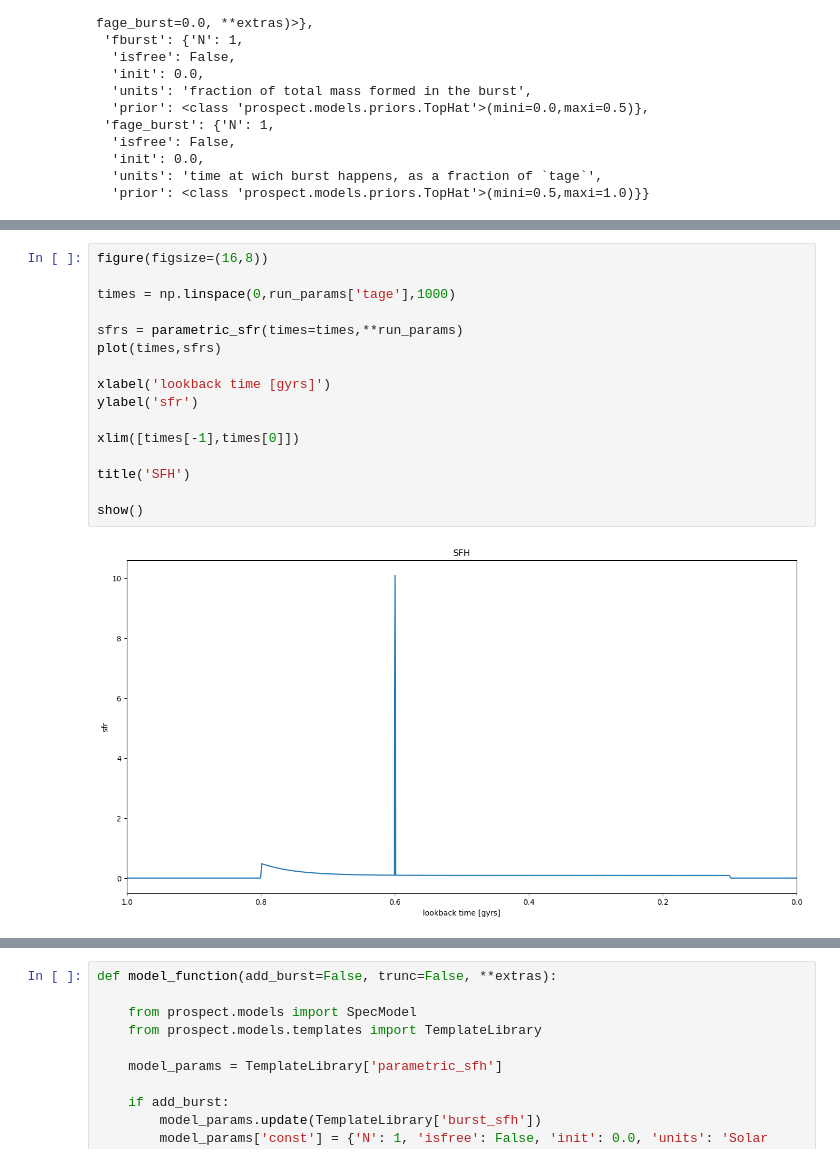
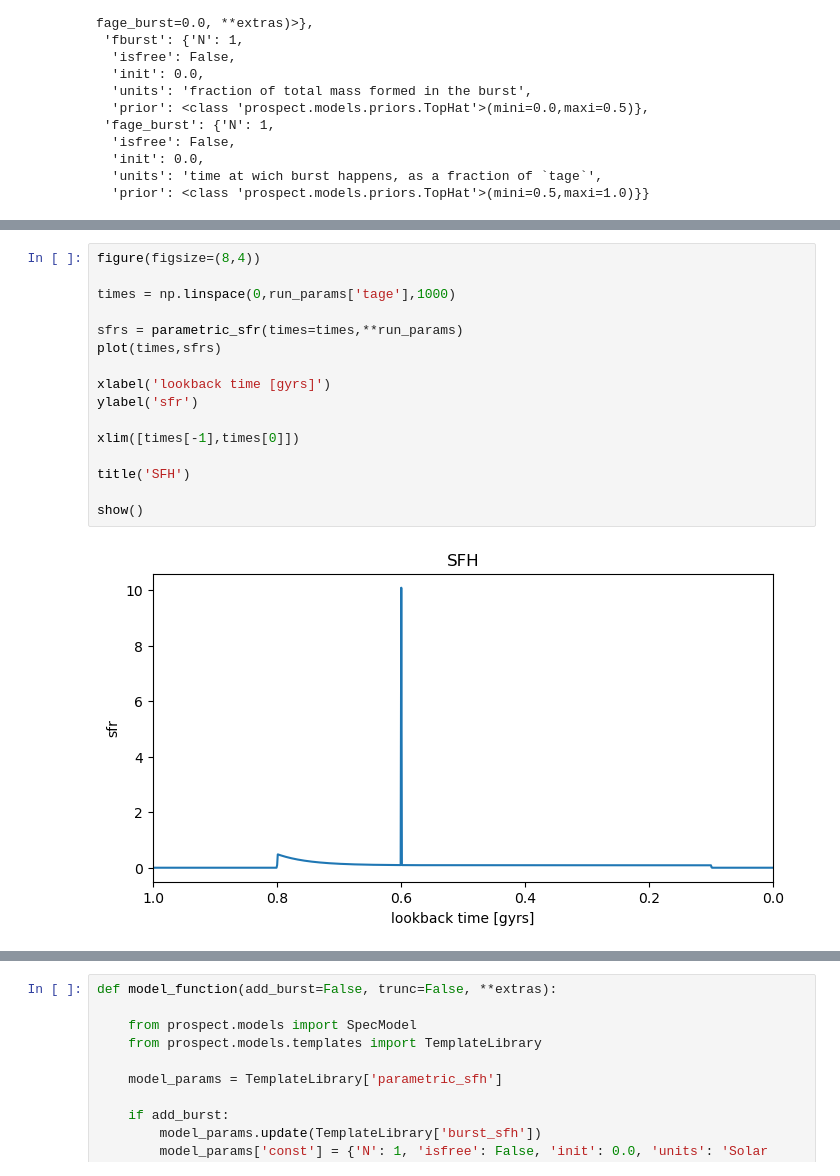
Before and after one commit to sem635NAU/REU, a Jupyter notebook: Notebooks/Notebook_7_16_1.ipynb, the cells around one changed output, grey strips where cells are left out. Cells and saved outputs as stored; diff of their text form.

```diff
--- a/Notebooks/Notebook_7_16_1.ipynb
+++ b/Notebooks/Notebook_7_16_1.ipynb
@@ -60,21 +64,21 @@ TemplateLibrary['burst_sfh']
 # %%
-figure(figsize=(16,8))
+figure(figsize=(8,4))
 
 times = np.linspace(0,run_params['tage'],1000)
 
 sfrs = parametric_sfr(times=times,**run_params)
 plot(times,sfrs)
 
 xlabel('lookback time [gyrs]')
 ylabel('sfr')
 
 xlim([times[-1],times[0]])
 
 title('SFH')
 
 show()
 # %% [output]
-[figure, old version]
+[figure, new version]
 # %%
 figure(figsize=(16,8))
 
```
Also changed, not shown: parts of 3 cells of this notebook, 5 other files.
